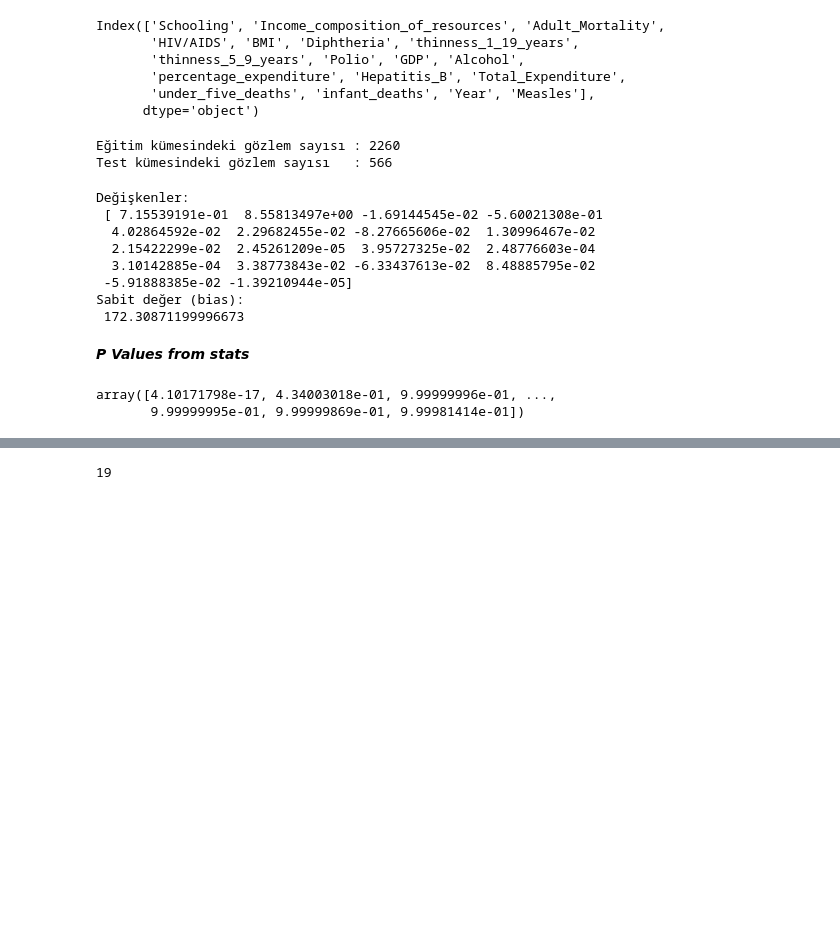
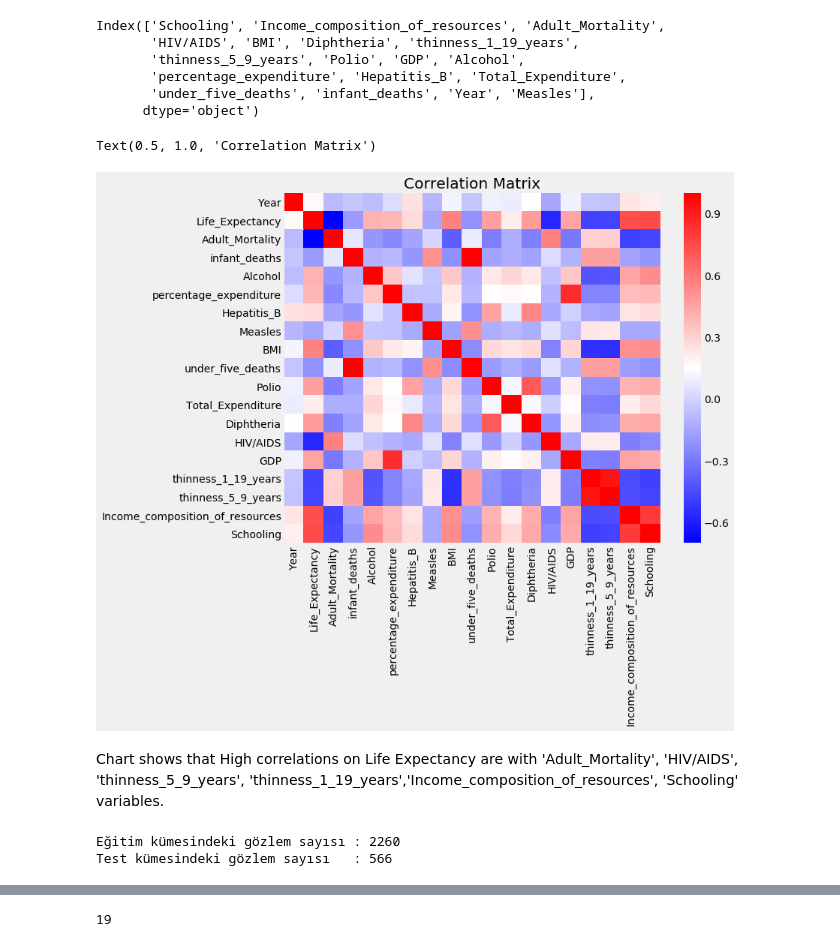
Before and after one commit to EceDolen/Proje-2-, a Jupyter notebook: proje 2 LifeExpectancyData-ASIL.ipynb, the cells around one changed output, grey strips where cells are left out. Saved outputs shown, nothing was run; the diff lists cells and outputs as text; code cells hidden in the pictures; blank space fills up the shorter version.

```diff
--- a/proje 2 LifeExpectancyData-ASIL.ipynb
+++ b/proje 2 LifeExpectancyData-ASIL.ipynb
@@ -315,6 +318,15 @@ Index(['Schooling', 'Income_composition_of_resources', 'Adult_Mortality',
        'percentage_expenditure', 'Hepatitis_B', 'Total_Expenditure',
        'under_five_deaths', 'infant_deaths', 'Year', 'Measles'],
       dtype='object')
+# %%
+plt.figure(figsize=(10,8))
+sns.heatmap(corr_matrix, cmap='bwr')
+plt.title('Correlation Matrix')
+# %% [output]
+Text(0.5, 1.0, 'Correlation Matrix')
+[figure, added]
+# %% [markdown]
+Chart shows that High correlations on Life Expectancy are with 'Adult_Mortality', 'HIV/AIDS', 'thinness_5_9_years', 'thinness_1_19_years','Income_composition_of_resources', 'Schooling' variables.
 # %%
 y_allValues = LifeExpectancyData_num['Life_Expectancy']
 X_allValues = LifeExpectancyData_num[corr_list]
@@ -326,32 +338,3 @@ print("Test kümesindeki gözlem sayısı   : {}".format(X_test.shape[0]))
 # %% [output]
 Eğitim kümesindeki gözlem sayısı : 2260
 Test kümesindeki gözlem sayısı   : 566
-# %%
-tum_degiskenli_model = lm.LinearRegression()
-results = tum_degiskenli_model.fit(X_train, y_train)
-y_pred = tum_degiskenli_model.predict(X_test)
-
-print('Değişkenler: \n', tum_degiskenli_model.coef_)
-print('Sabit değer (bias): \n', tum_degiskenli_model.intercept_)
-# %% [output]
-Değişkenler:
- [ 7.15539191e-01  8.55813497e+00 -1.69144545e-02 -5.60021308e-01
-  4.02864592e-02  2.29682455e-02 -8.27665606e-02  1.30996467e-02
-  2.15422299e-02  2.45261209e-05  3.95727325e-02  2.48776603e-04
-  3.10142885e-04  3.38773843e-02 -6.33437613e-02  8.48885795e-02
- -5.91888385e-02 -1.39210944e-05]
-Sabit değer (bias):
- 172.30871199996673
-# %% [markdown]
-***P Values from stats***
-# %%
-from sklearn.feature_selection import chi2
-from sklearn.datasets import fetch_20newsgroups_vectorized
-
-data = fetch_20newsgroups_vectorized()
-X_train, y_train = data.data, data.target
-scores, pvalues = chi2(X_train,y_train)
-pvalues
-# %% [output]
-array([4.10171798e-17, 4.34003018e-01, 9.99999996e-01, ...,
-       9.99999995e-01, 9.99999869e-01, 9.99981414e-01])
```
Also changed, not shown: parts of 83 cells of this notebook.
